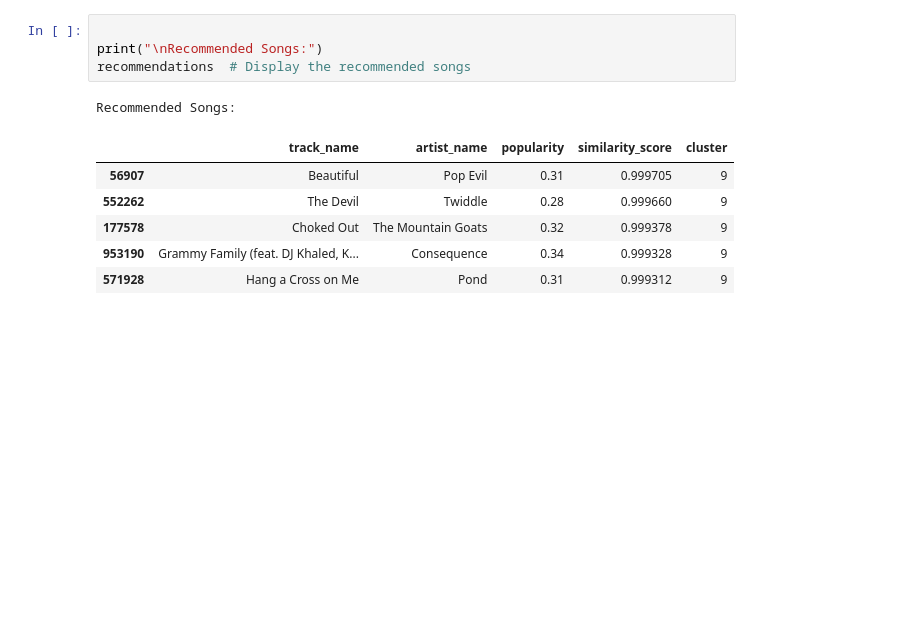
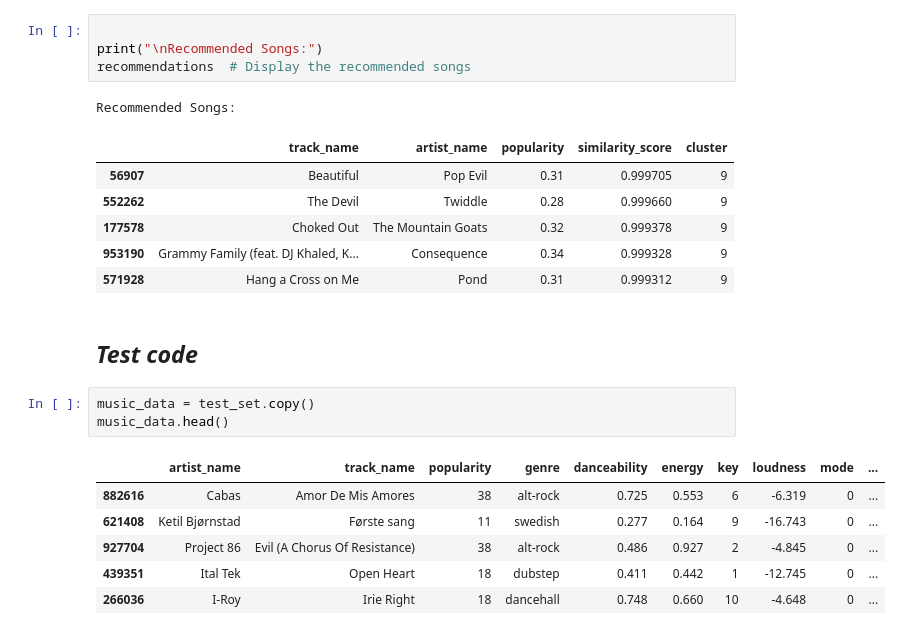
Before and after one commit to Eldamarany1/Music-Recommender-System-Spotify-Dataset-, a Jupyter notebook: music-rec-system-using-spotify-dataset.ipynb, the cells around one changed output. Saved outputs shown, nothing was run; the diff lists cells and outputs as text; blank space fills up the shorter version.

Commit message:
end project

```diff
--- a/music-rec-system-using-spotify-dataset.ipynb
+++ b/music-rec-system-using-spotify-dataset.ipynb
@@ -561,3 +561,15 @@ Recommended Songs:
 | 177578 | Choked Out | The Mountain Goats | 0.32 | 0.999378 | 9 |
 | 953190 | Grammy Family (feat. DJ Khaled, K... | Consequence | 0.34 | 0.999328 | 9 |
 | 571928 | Hang a Cross on Me | Pond | 0.31 | 0.999312 | 9 |
+# %% [markdown]
+## ***Test code***
+# %%
+music_data = test_set.copy()
+music_data.head()
+# %% [output]
+|  | artist_name | track_name | popularity | genre | danceability | energy | key | loudness | mode | ... |
+| 882616 | Cabas | Amor De Mis Amores | 38 | alt-rock | 0.725 | 0.553 | 6 | -6.319 | 0 | ... |
+| 621408 | Ketil Bjørnstad | Første sang | 11 | swedish | 0.277 | 0.164 | 9 | -16.743 | 0 | ... |
+| 927704 | Project 86 | Evil (A Chorus Of Resistance) | 38 | alt-rock | 0.486 | 0.927 | 2 | -4.845 | 0 | ... |
+| 439351 | Ital Tek | Open Heart | 18 | dubstep | 0.411 | 0.442 | 1 | -12.745 | 0 | ... |
+| 266036 | I-Roy | Irie Right | 18 | dancehall | 0.748 | 0.660 | 10 | -4.648 | 0 | ... |
```
Also changed, not shown: parts of 4 cells of this notebook, 1 other file.
